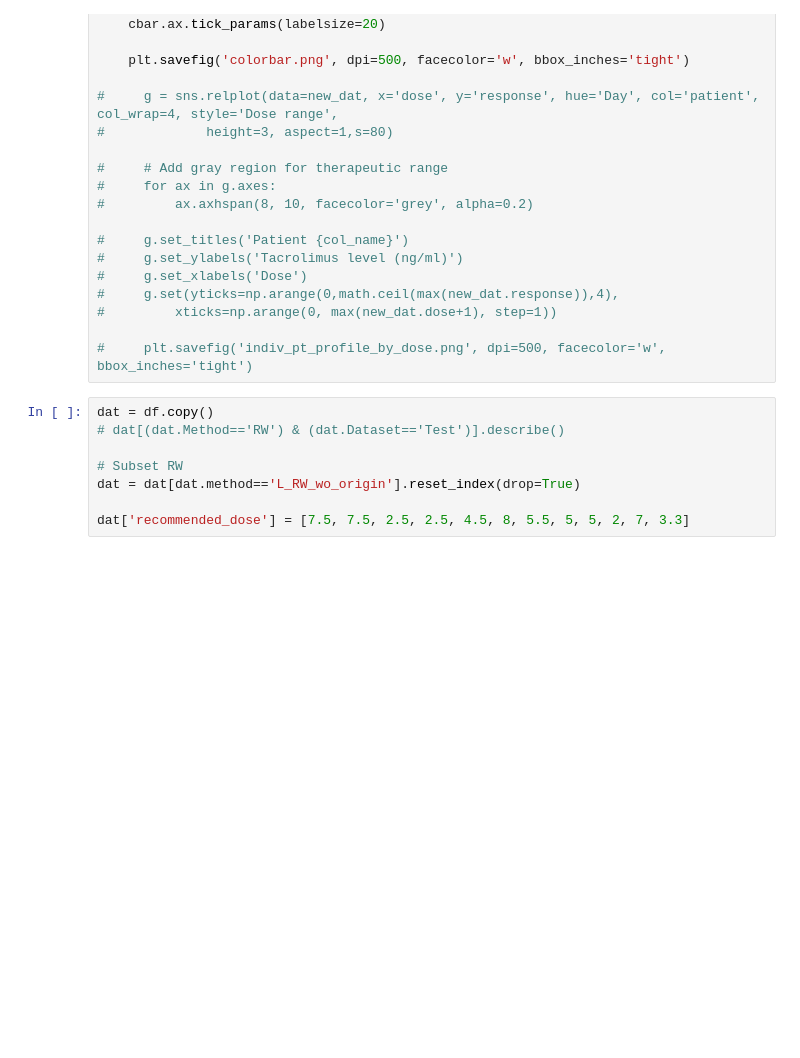
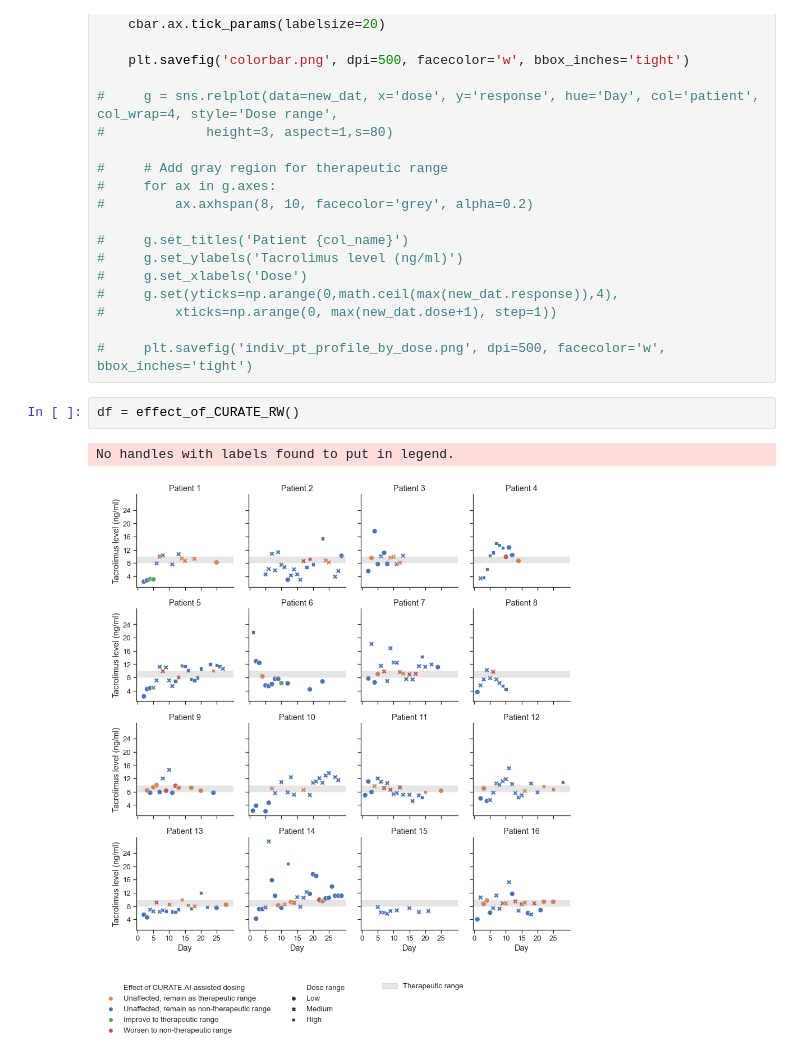
Before and after one commit to tshibei/retro_ped_liver_transplant, a Jupyter notebook: retro_PLT.ipynb, the cells around one changed output. Saved outputs shown, nothing was run; the diff lists cells and outputs as text; blank space fills up the shorter version.

```diff
--- a/retro_PLT.ipynb
+++ b/retro_PLT.ipynb
@@ -286,11 +192,8 @@ if plot == True:
 #         xticks=np.arange(0, max(new_dat.dose+1), step=1))
 
 #     plt.savefig('indiv_pt_profile_by_dose.png', dpi=500, facecolor='w', bbox_inches='tight')
-# %%
-dat = df.copy()
-# dat[(dat.Method=='RW') & (dat.Dataset=='Test')].describe()
-
-# Subset RW
-dat = dat[dat.method=='L_RW_wo_origin'].reset_index(drop=True)
-
-dat['recommended_dose'] = [7.5, 7.5, 2.5, 2.5, 4.5, 8, 5.5, 5, 5, 2, 7, 3.3]
+# %%
+df = effect_of_CURATE_RW()
+# %% [output]
+No handles with labels found to put in legend.
+[figure, added]
```
Also changed, not shown: parts of 5 cells of this notebook, 6 other files.
